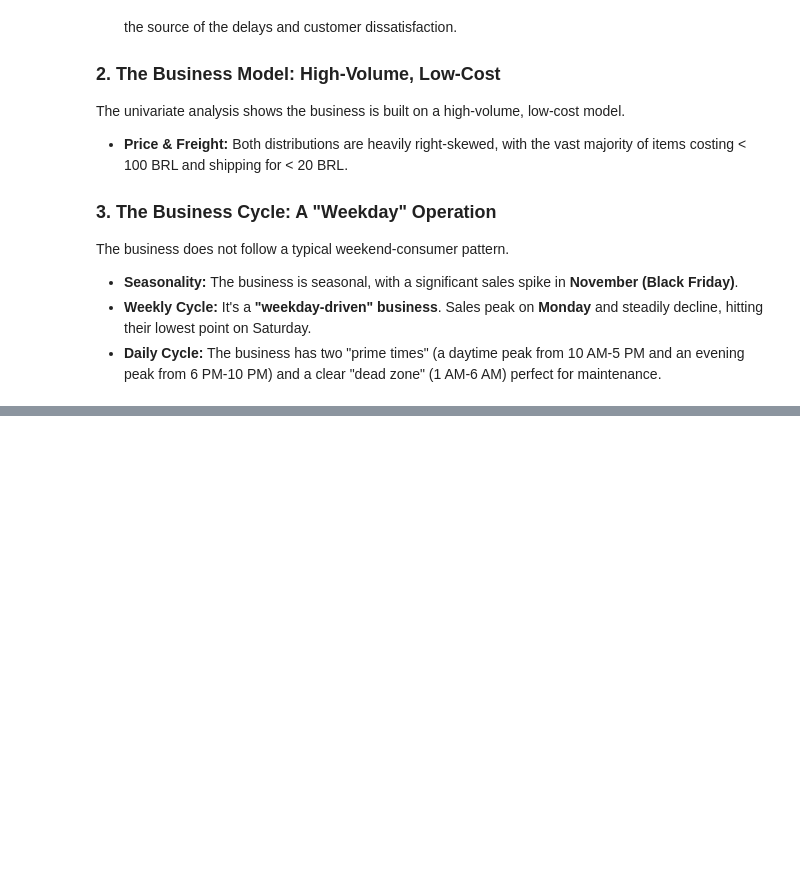
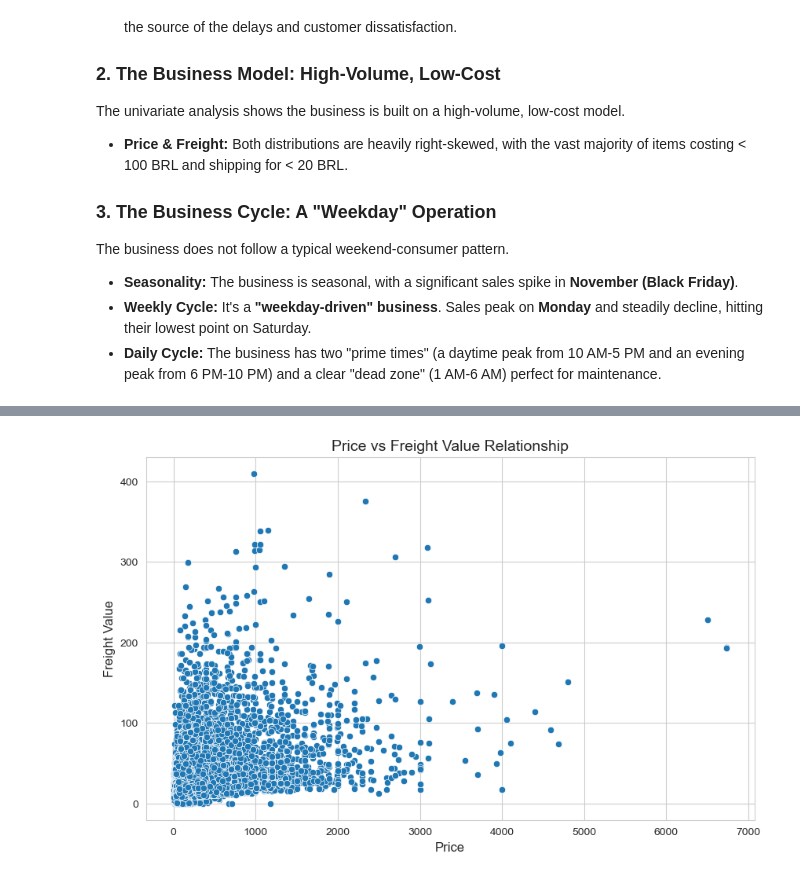
Before and after one commit to zeeshan-akram-ds/Olist-ECommerce-Analysis, a Jupyter notebook: notebooks/02-analysis.ipynb, the cells around one changed output, grey strips where cells are left out. Cells and saved outputs as stored; diff of their text form; code cells hidden in the pictures; blank space fills up the shorter version.

```diff
--- a/notebooks/02-analysis.ipynb
+++ b/notebooks/02-analysis.ipynb
@@ -556,0 +568,11 @@ The business does not follow a typical weekend-consumer pattern.
+# %%
+# plot
+plt.figure(figsize=(10,6))
+sns.scatterplot(data=df, x='price', y='freight_value')
+plt.title("Price vs Freight Value Relationship", fontsize=14)
+plt.xlabel("Price", fontsize=12)
+plt.ylabel("Freight Value", fontsize=12)
+plt.savefig("../images/price_vs_freight.png", dpi=300)
+plt.show()
+# %% [output]
+[figure, added]
```
Also changed, not shown: parts of 7 cells of this notebook.
